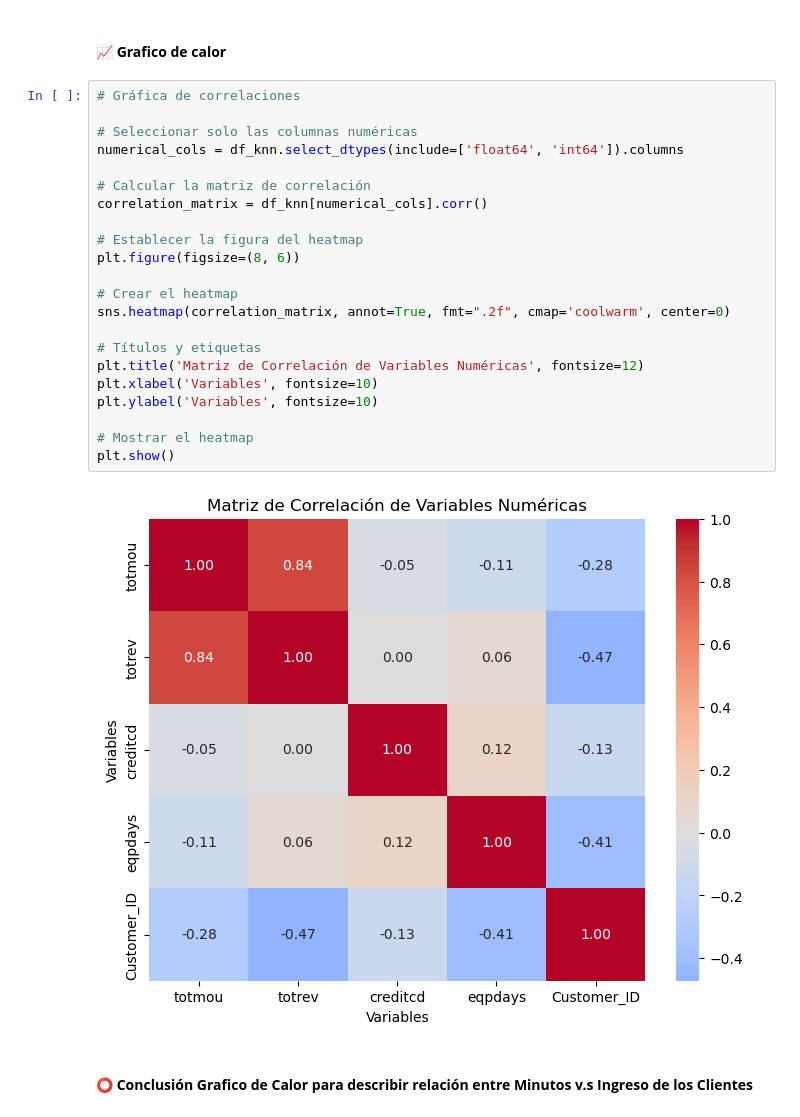
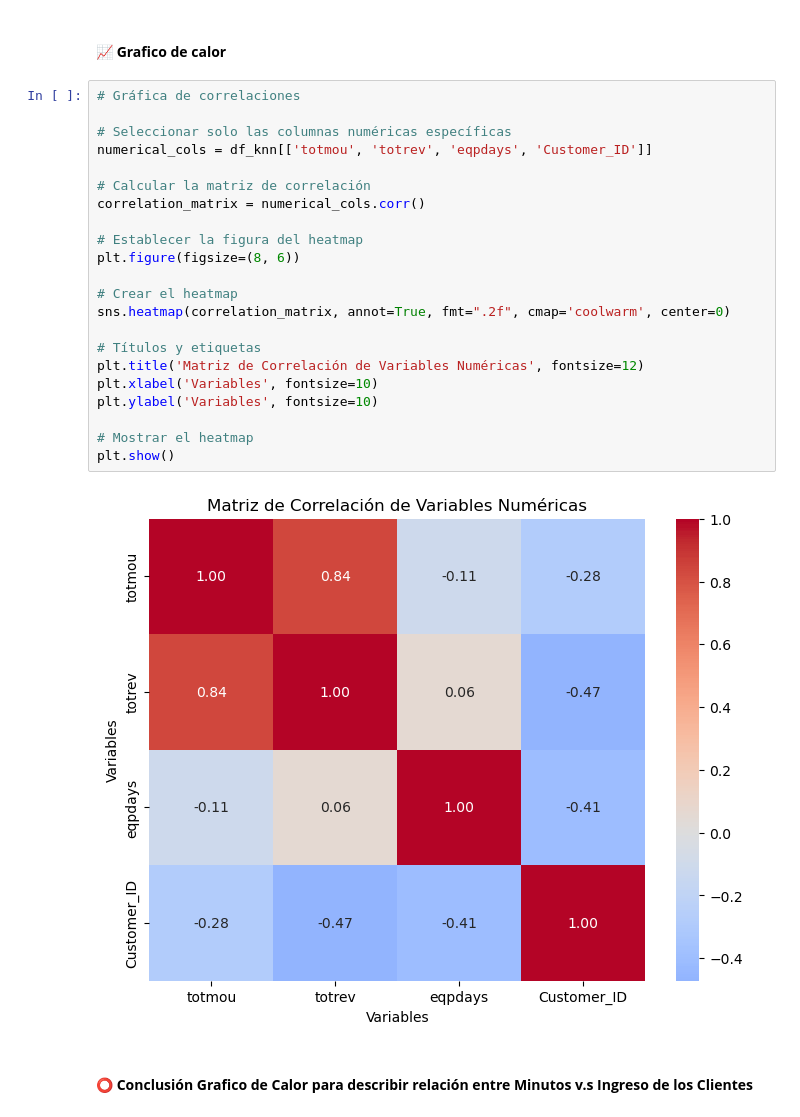
Before and after one commit to Jiliar/machine-learning-specialization, a Jupyter notebook: machine_learning/Cuadernos/Relación Minutos.ipynb, the cells around one changed output. Drawn from its saved outputs; the diff is of its cells as text.

Commit message:
Updating Heatmap

```diff
--- a/machine_learning/Cuadernos/Relación Minutos.ipynb
+++ b/machine_learning/Cuadernos/Relación Minutos.ipynb
@@ -361,27 +357,27 @@ En el grafico de barras apiladas dado un rango de minutos usados prestablecido,
 # %%
 # Gráfica de correlaciones
 
-# Seleccionar solo las columnas numéricas
-numerical_cols = df_knn.select_dtypes(include=['float64', 'int64']).columns
+# Seleccionar solo las columnas numéricas específicas
+numerical_cols = df_knn[['totmou', 'totrev', 'eqpdays', 'Customer_ID']]
 
 # Calcular la matriz de correlación
-correlation_matrix = df_knn[numerical_cols].corr()
+correlation_matrix = numerical_cols.corr()
 
 # Establecer la figura del heatmap
 plt.figure(figsize=(8, 6))
 
 # Crear el heatmap
 sns.heatmap(correlation_matrix, annot=True, fmt=".2f", cmap='coolwarm', center=0)
 
 # Títulos y etiquetas
 plt.title('Matriz de Correlación de Variables Numéricas', fontsize=12)
 plt.xlabel('Variables', fontsize=10)
 plt.ylabel('Variables', fontsize=10)
 
 # Mostrar el heatmap
 plt.show()
 # %% [output]
-[figure, old version]
+[figure, new version]
 # %% [markdown]
 #### **⭕️ Conclusión Grafico de Calor para describir relación entre Minutos v.s Ingreso de los Clientes**
 # %% [markdown]
```
Also changed, not shown: parts of 5 cells of this notebook.
